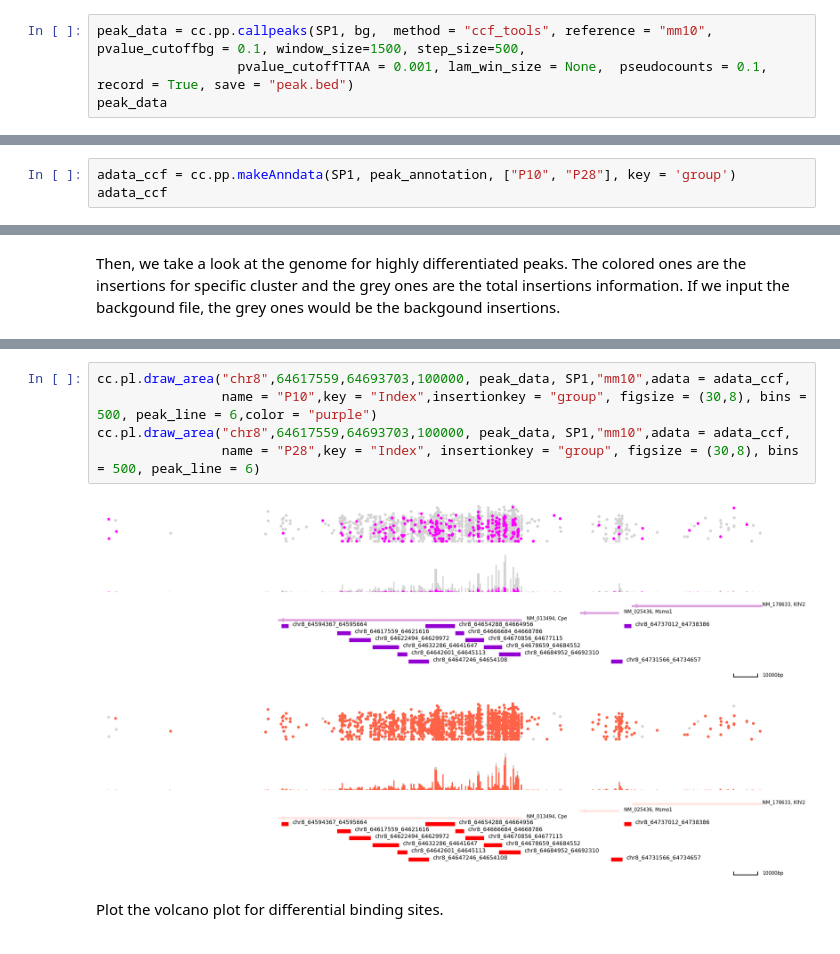
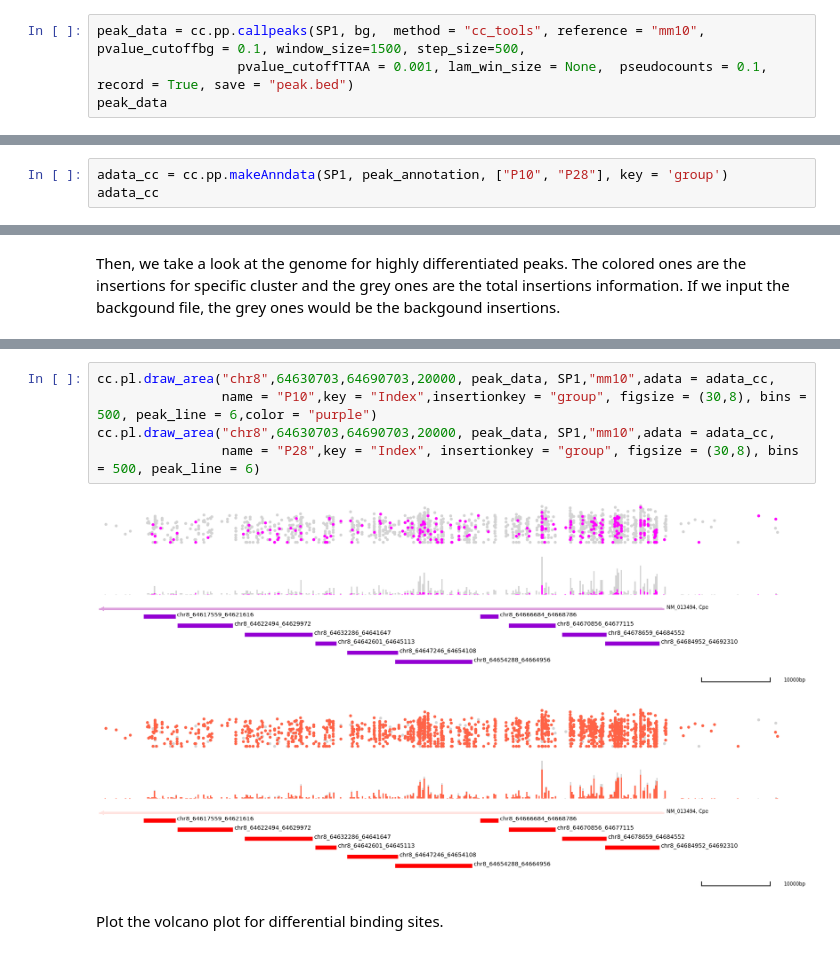
Before and after one commit to The-Mitra-Lab/pycallingcards, a Jupyter notebook: docs/tutorials/notebooks/SP1_bulk.ipynb, the cells around one changed output, grey strips where cells are left out. Cells and saved outputs as stored; diff of their text form.

```diff
--- a/docs/tutorials/notebooks/SP1_bulk.ipynb
+++ b/docs/tutorials/notebooks/SP1_bulk.ipynb
@@ -131,5 +131,5 @@ In this setting, we use ***ccf_tools*** in *mouse*('mm10') data.  *window_size*
 # %%
-peak_data = cc.pp.callpeaks(SP1, bg,  method = "ccf_tools", reference = "mm10", pvalue_cutoffbg = 0.1, window_size=1500, step_size=500,
+peak_data = cc.pp.callpeaks(SP1, bg,  method = "cc_tools", reference = "mm10", pvalue_cutoffbg = 0.1, window_size=1500, step_size=500,
                   pvalue_cutoffTTAA = 0.001, lam_win_size = None,  pseudocounts = 0.1, record = True, save = "peak.bed")
 peak_data
 # %% [output]
@@ -255,6 +255,6 @@ Use ccf data, peak data and group names to make a group by peak anndata object.
 # %%
-adata_ccf = cc.pp.makeAnndata(SP1, peak_annotation, ["P10", "P28"], key = 'group')
-adata_ccf
+adata_cc = cc.pp.makeAnndata(SP1, peak_annotation, ["P10", "P28"], key = 'group')
+adata_cc
 # %% [output]
 AnnData object with n_obs × n_vars = 2 × 28145
     var: 'Chr', 'Start', 'End', 'Center', 'Experiment Insertions', 'Background insertions', 'Reference Insertions', 'pvalue Reference', 'pvalue Background', 'Fraction Experiment', 'TPH Experiment', 'F ...
@@ -295,13 +295,13 @@ cc.pl.draw_area("chr16",42904181,42922657,40000, peak_data, SP1,"mm10",adata = a
 [figure]
 [figure]
 # %%
-cc.pl.draw_area("chr8",64617559,64693703,100000, peak_data, SP1,"mm10",adata = adata_ccf,
+cc.pl.draw_area("chr8",64630703,64690703,20000, peak_data, SP1,"mm10",adata = adata_cc,
                 name = "P10",key = "Index",insertionkey = "group", figsize = (30,8), bins = 500, peak_line = 6,color = "purple")
-cc.pl.draw_area("chr8",64617559,64693703,100000, peak_data, SP1,"mm10",adata = adata_ccf,
+cc.pl.draw_area("chr8",64630703,64690703,20000, peak_data, SP1,"mm10",adata = adata_cc,
                 name = "P28",key = "Index", insertionkey = "group", figsize = (30,8), bins = 500, peak_line = 6)
 # %% [output]
-[figure, old version]
+[figure, new version]
-[figure, old version]
+[figure, new version]
 # %% [markdown]
 Plot the volcano plot for differential binding sites.
 # %%
```
Also changed, not shown: parts of 18 cells of this notebook, 27 other files.
